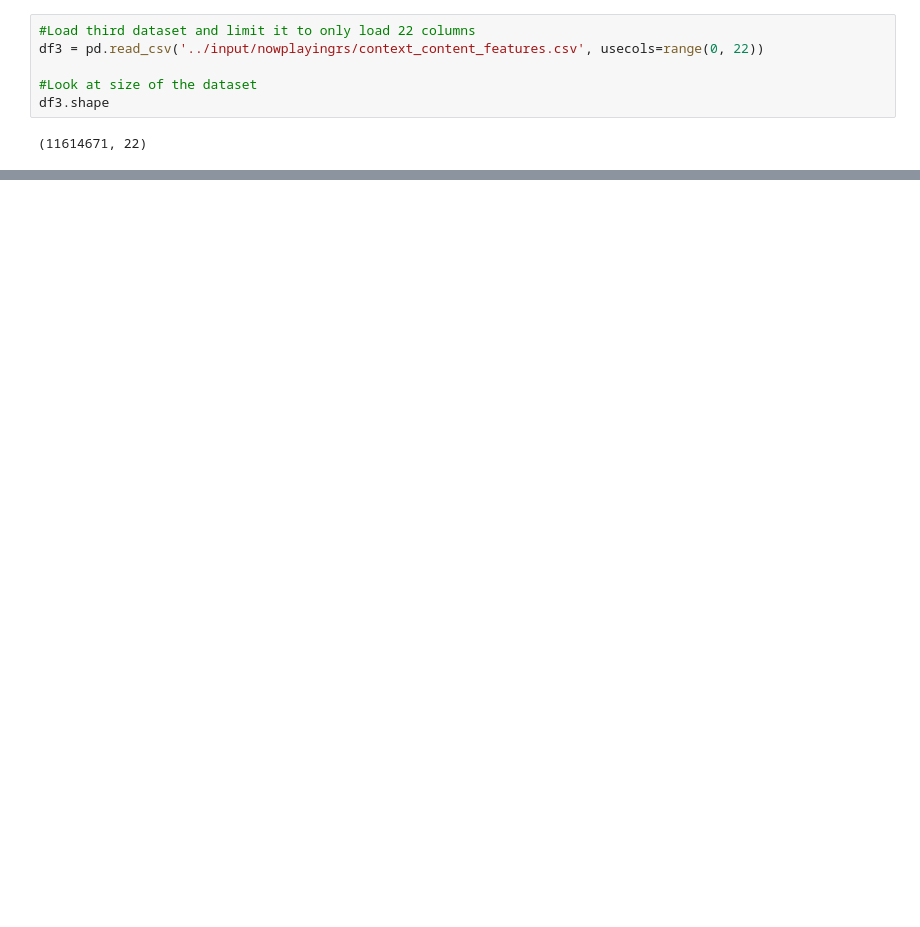
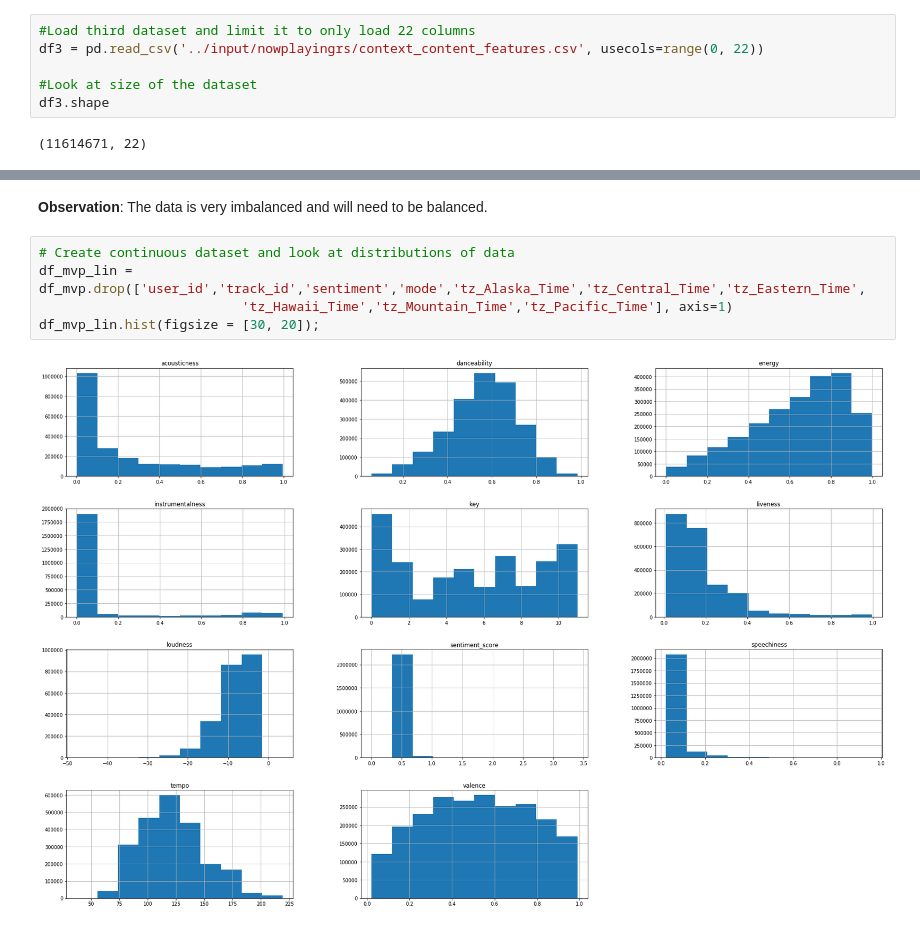
Before and after one commit to chelseapower/dsc-4-final-project-online-ds-pt-011419, a Jupyter notebook: student.ipynb, the cells around one changed output, grey strips where cells are left out. Saved outputs shown, nothing was run; the diff lists cells and outputs as text; blank space fills up the shorter version.

```diff
--- a/student.ipynb
+++ b/student.ipynb
@@ -410,0 +822,9 @@ df_test.shape
+# %% [markdown]
+**Observation**: The data is very imbalanced and will need to be balanced.
+# %%
+# Create continuous dataset and look at distributions of data
+df_mvp_lin = df_mvp.drop(['user_id','track_id','sentiment','mode','tz_Alaska_Time','tz_Central_Time','tz_Eastern_Time',
+                          'tz_Hawaii_Time','tz_Mountain_Time','tz_Pacific_Time'], axis=1)
+df_mvp_lin.hist(figsize = [30, 20]);
+# %% [output]
+[figure, added]
```
Also changed, not shown: parts of 141 cells of this notebook, 2 other files.
